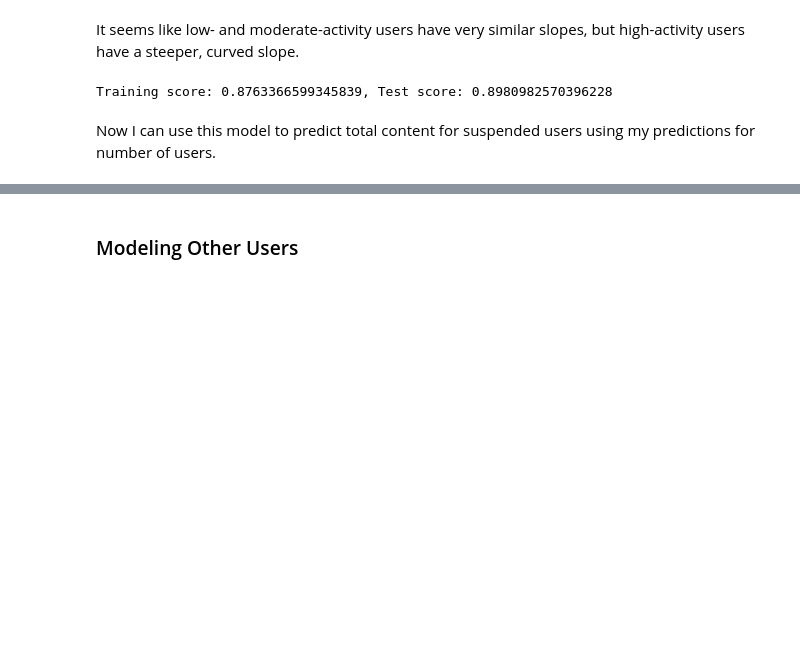
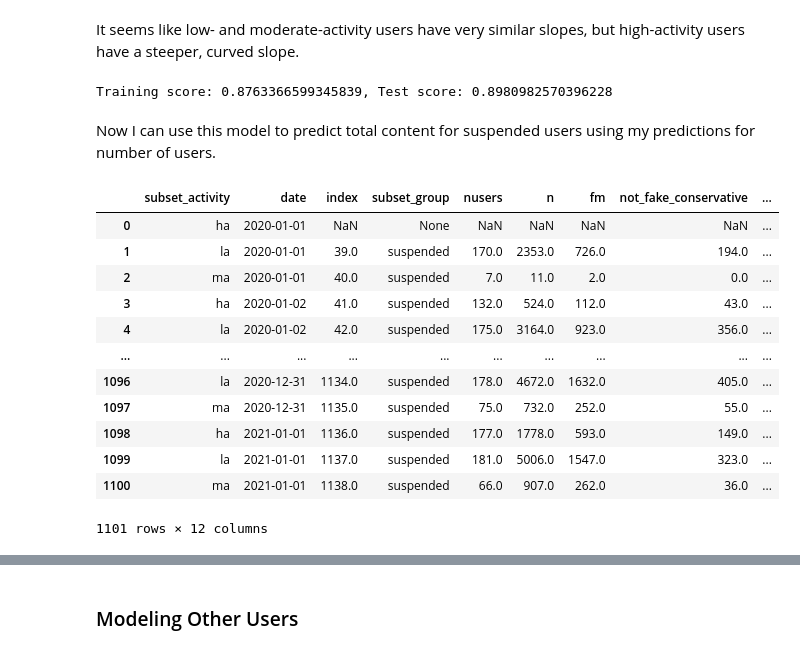
Before and after one commit to emeliasprott/twitter_user_suspension, a Jupyter notebook: cleaned-project-1.ipynb, the cells around one changed output, grey strips where cells are left out. Drawn from its saved outputs; the diff is of its cells as text; code cells hidden in the pictures; blank space fills up the shorter version.

```diff
--- a/cleaned-project-1.ipynb
+++ b/cleaned-project-1.ipynb
@@ -658,0 +665,16 @@ synthetic['sus_la_n'] = suspended_n_prediction('la')
+# %%
+suspended_subset.reset_index().set_index(['subset_activity', 'date']).shift(1).reset_index()
+# %% [output]
+|  | subset_activity | date | index | subset_group | nusers | n | fm | not_fake_conservative | ... |
+| 0 | ha | 2020-01-01 | NaN | None | NaN | NaN | NaN | NaN | ... |
+| 1 | la | 2020-01-01 | 39.0 | suspended | 170.0 | 2353.0 | 726.0 | 194.0 | ... |
+| 2 | ma | 2020-01-01 | 40.0 | suspended | 7.0 | 11.0 | 2.0 | 0.0 | ... |
+| 3 | ha | 2020-01-02 | 41.0 | suspended | 132.0 | 524.0 | 112.0 | 43.0 | ... |
+| 4 | la | 2020-01-02 | 42.0 | suspended | 175.0 | 3164.0 | 923.0 | 356.0 | ... |
+| ... | ... | ... | ... | ... | ... | ... | ... | ... | ... |
+| 1096 | la | 2020-12-31 | 1134.0 | suspended | 178.0 | 4672.0 | 1632.0 | 405.0 | ... |
+| 1097 | ma | 2020-12-31 | 1135.0 | suspended | 75.0 | 732.0 | 252.0 | 55.0 | ... |
+| 1098 | ha | 2021-01-01 | 1136.0 | suspended | 177.0 | 1778.0 | 593.0 | 149.0 | ... |
+| 1099 | la | 2021-01-01 | 1137.0 | suspended | 181.0 | 5006.0 | 1547.0 | 323.0 | ... |
+| 1100 | ma | 2021-01-01 | 1138.0 | suspended | 66.0 | 907.0 | 262.0 | 36.0 | ... |
+1101 rows × 12 columns
```
Also changed, not shown: parts of 19 cells of this notebook.
